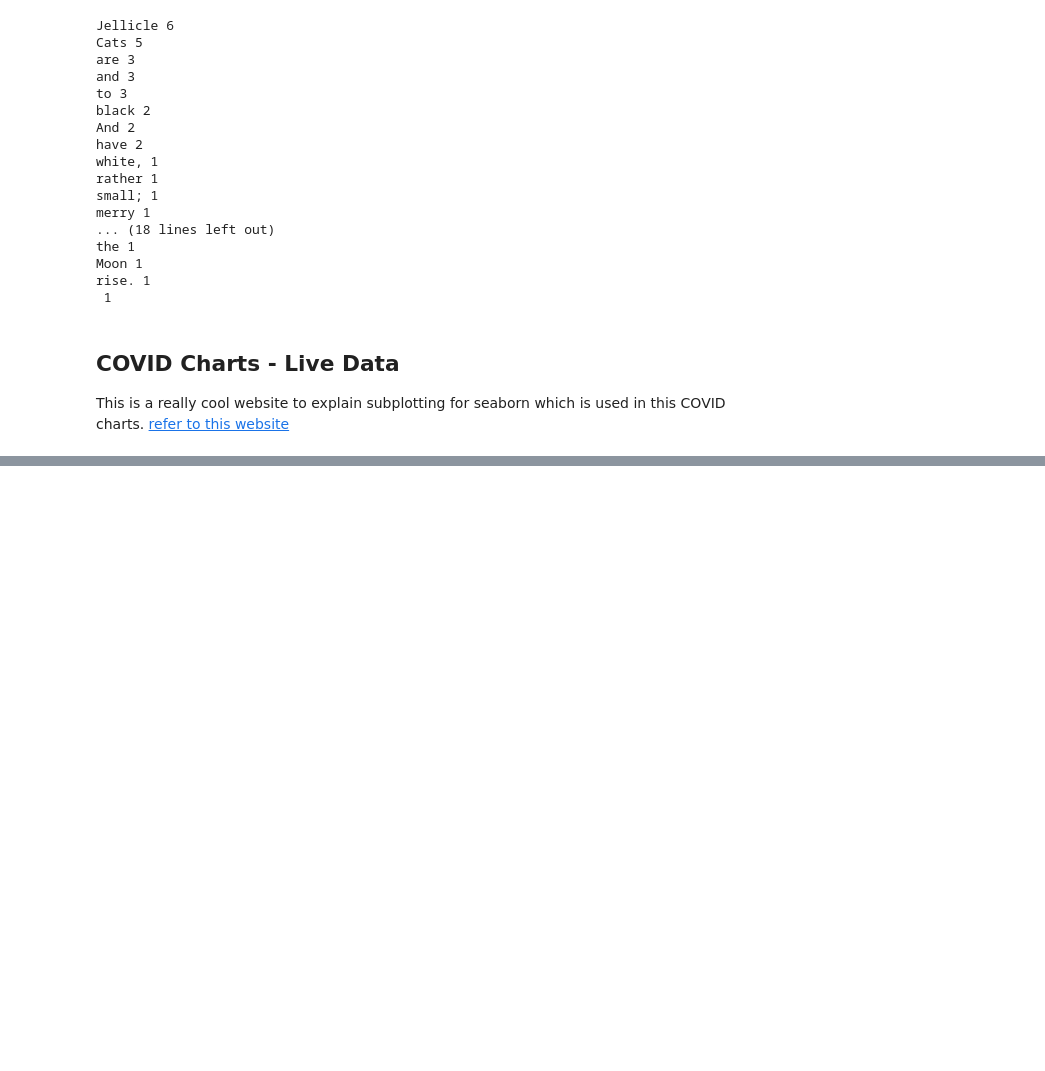
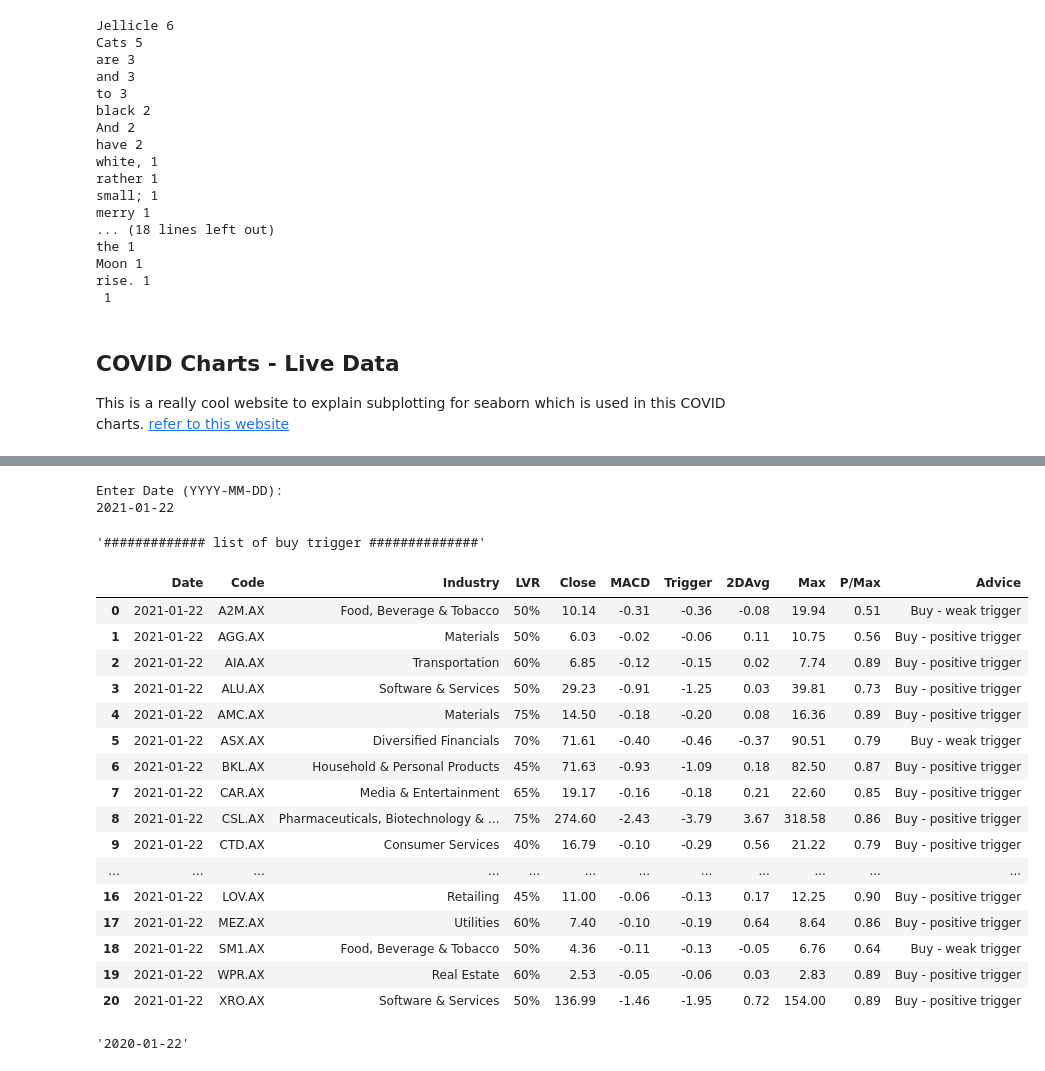
Before and after one commit to RonnyCh/mydsbook, a Jupyter notebook: myBook.ipynb, the cells around one changed output, grey strips where cells are left out. Cells and saved outputs as stored; diff of their text form; code cells hidden in the pictures; blank space fills up the shorter version.

```diff
--- a/myBook.ipynb
+++ b/myBook.ipynb
@@ -2094,0 +2239,40 @@ for i,d in enumerate(country):
+# %%
+from IPython.display import display
+
+print("Enter Date (YYYY-MM-DD):")
+x = input()
+
+a = mytbl[(mytbl['Date']==x) & mytbl['Advice'].str.contains('trigger') & (mytbl['P/Max'] < 0.91)]
+mystock = pd.read_csv(mycsv)
+mystock = mystock.rename(columns={'ASX Code':'Code'})
+mystock['Code']=mystock['Code'] + '.AX'
+mycol = ['Date','Code','Industry','LVR','Close','MACD','Trigger','2DAvg','Max','P/Max','Advice']
+mybuy = pd.merge(a,mystock,on='Code')
+
+
+display ('############# list of buy trigger ##############',mybuy[mycol])
+# %% [output]
+Enter Date (YYYY-MM-DD):
+2021-01-22
+'############# list of buy trigger ##############'
+|  | Date | Code | Industry | LVR | Close | MACD | Trigger | 2DAvg | Max | P/Max | Advice |
+| 0 | 2021-01-22 | A2M.AX | Food, Beverage & Tobacco | 50% | 10.14 | -0.31 | -0.36 | -0.08 | 19.94 | 0.51 | Buy - weak trigger |
+| 1 | 2021-01-22 | AGG.AX | Materials | 50% | 6.03 | -0.02 | -0.06 | 0.11 | 10.75 | 0.56 | Buy - positive trigger |
+| 2 | 2021-01-22 | AIA.AX | Transportation | 60% | 6.85 | -0.12 | -0.15 | 0.02 | 7.74 | 0.89 | Buy - positive trigger |
+| 3 | 2021-01-22 | ALU.AX | Software & Services | 50% | 29.23 | -0.91 | -1.25 | 0.03 | 39.81 | 0.73 | Buy - positive trigger |
+| 4 | 2021-01-22 | AMC.AX | Materials | 75% | 14.50 | -0.18 | -0.20 | 0.08 | 16.36 | 0.89 | Buy - positive trigger |
+| 5 | 2021-01-22 | ASX.AX | Diversified Financials | 70% | 71.61 | -0.40 | -0.46 | -0.37 | 90.51 | 0.79 | Buy - weak trigger |
+| 6 | 2021-01-22 | BKL.AX | Household & Personal Products | 45% | 71.63 | -0.93 | -1.09 | 0.18 | 82.50 | 0.87 | Buy - positive trigger |
+| 7 | 2021-01-22 | CAR.AX | Media & Entertainment | 65% | 19.17 | -0.16 | -0.18 | 0.21 | 22.60 | 0.85 | Buy - positive trigger |
+| 8 | 2021-01-22 | CSL.AX | Pharmaceuticals, Biotechnology & ... | 75% | 274.60 | -2.43 | -3.79 | 3.67 | 318.58 | 0.86 | Buy - positive trigger |
+| 9 | 2021-01-22 | CTD.AX | Consumer Services | 40% | 16.79 | -0.10 | -0.29 | 0.56 | 21.22 | 0.79 | Buy - positive trigger |
+| ... | ... | ... | ... | ... | ... | ... | ... | ... | ... | ... | ... |
+| 16 | 2021-01-22 | LOV.AX | Retailing | 45% | 11.00 | -0.06 | -0.13 | 0.17 | 12.25 | 0.90 | Buy - positive trigger |
+| 17 | 2021-01-22 | MEZ.AX | Utilities | 60% | 7.40 | -0.10 | -0.19 | 0.64 | 8.64 | 0.86 | Buy - positive trigger |
+| 18 | 2021-01-22 | SM1.AX | Food, Beverage & Tobacco | 50% | 4.36 | -0.11 | -0.13 | -0.05 | 6.76 | 0.64 | Buy - weak trigger |
+| 19 | 2021-01-22 | WPR.AX | Real Estate | 60% | 2.53 | -0.05 | -0.06 | 0.03 | 2.83 | 0.89 | Buy - positive trigger |
+| 20 | 2021-01-22 | XRO.AX | Software & Services | 50% | 136.99 | -1.46 | -1.95 | 0.72 | 154.00 | 0.89 | Buy - positive trigger |
+# %%
+x
+# %% [output]
+'2020-01-22'
```
Also changed, not shown: parts of 4 cells of this notebook.
